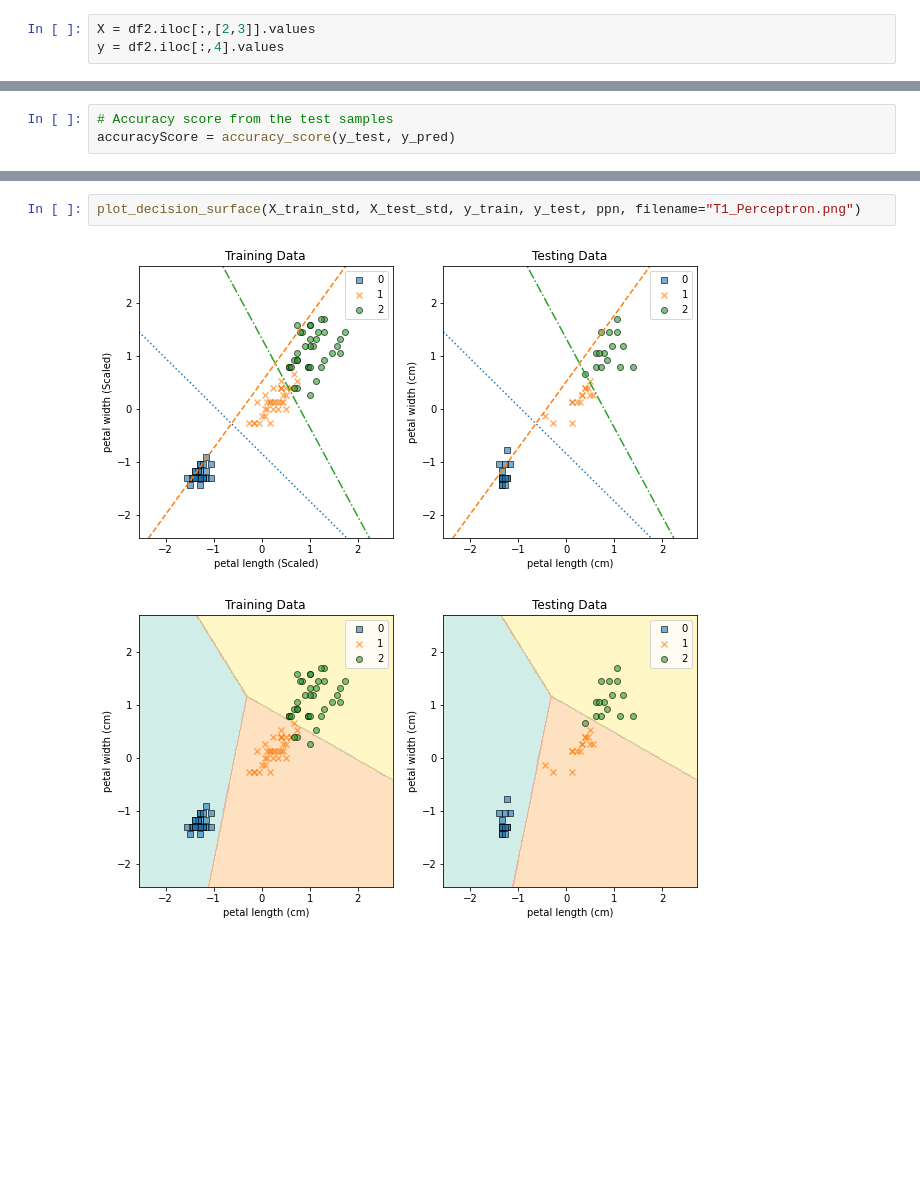
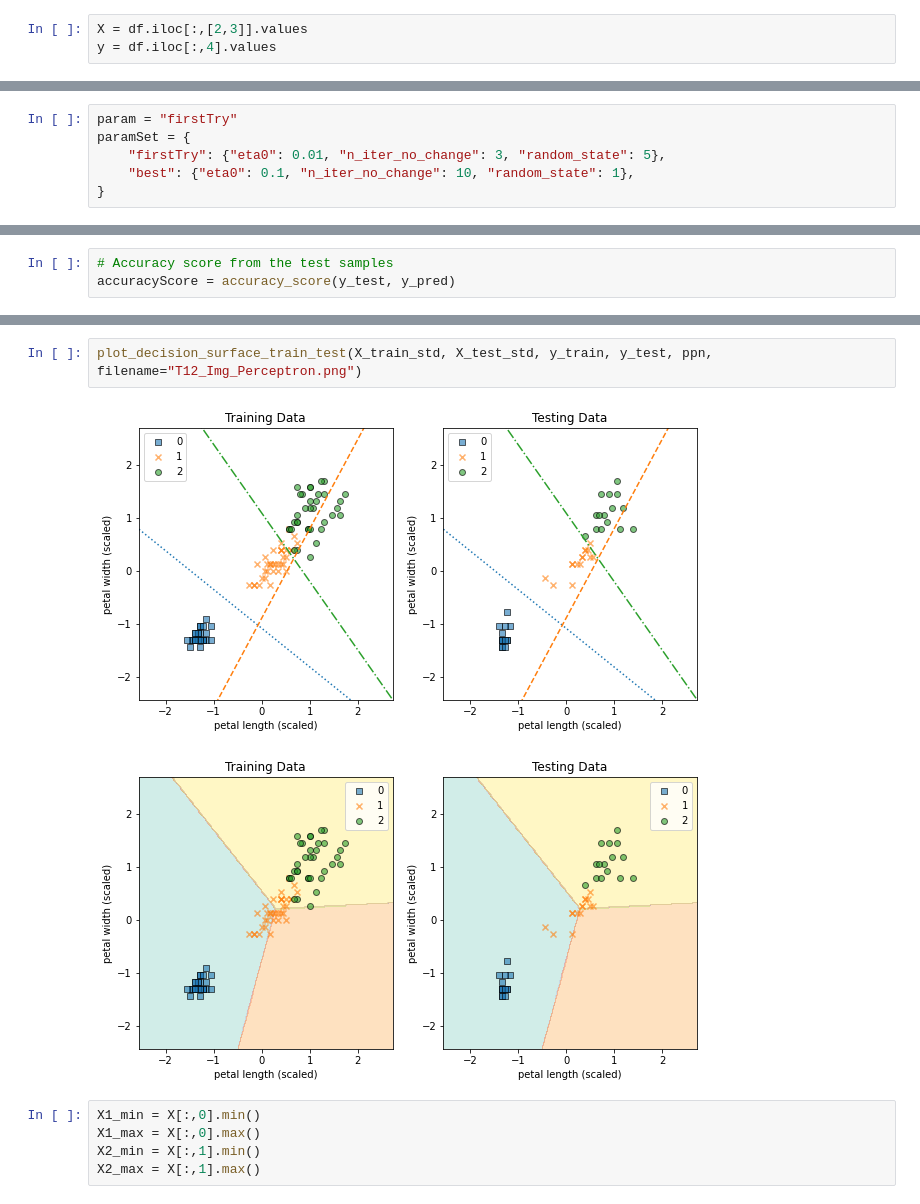
Before and after one commit to ie-ai-class/ai-2564-1, a Jupyter notebook: Topic 02 - Classification/T12_Perceptron_Multiclass.ipynb, the cells around one changed output, grey strips where cells are left out. Saved outputs shown, nothing was run; the diff lists cells and outputs as text; blank space fills up the shorter version.

Commit message:
Update perceptron

```diff
--- a/Topic 02 - Classification/T12_Perceptron_Multiclass.ipynb
+++ b/Topic 02 - Classification/T12_Perceptron_Multiclass.ipynb
@@ -65,6 +33,6 @@ df2 = df
 # %%
-X = df2.iloc[:,[2,3]].values
-y = df2.iloc[:,4].values
+X = df.iloc[:,[2,3]].values
+y = df.iloc[:,4].values
 # %%
 X_train, X_test, y_train, y_test = train_test_split(
     X, y, test_size=0.3, random_state=1, stratify=y
@@ -74,6 +42,12 @@ sc = StandardScaler()
 sc.fit(X_train)
 X_train_std = sc.transform(X_train)
 X_test_std = sc.transform(X_test)
+# %%
+param = "firstTry"
+paramSet = {
+    "firstTry": {"eta0": 0.01, "n_iter_no_change": 3, "random_state": 5},
+    "best": {"eta0": 0.1, "n_iter_no_change": 10, "random_state": 1},
+}
 # %%
 ppn = Perceptron(
     eta0=paramSet[param]["eta0"],
@@ -121,5 +95,10 @@ Accuracy score: 0.9777777777777777
 # %%
-plot_decision_surface(X_train_std, X_test_std, y_train, y_test, ppn, filename="T1_Perceptron.png")
+plot_decision_surface_train_test(X_train_std, X_test_std, y_train, y_test, ppn, filename="T12_Img_Perceptron.png")
 # %% [output]
-[figure, old version]
+[figure, new version]
-[figure, old version]
+[figure, new version]
+# %%
+X1_min = X[:,0].min()
+X1_max = X[:,0].max()
+X2_min = X[:,1].min()
+X2_max = X[:,1].max()
```
Also changed, not shown: parts of 12 cells of this notebook, 10 other files.
